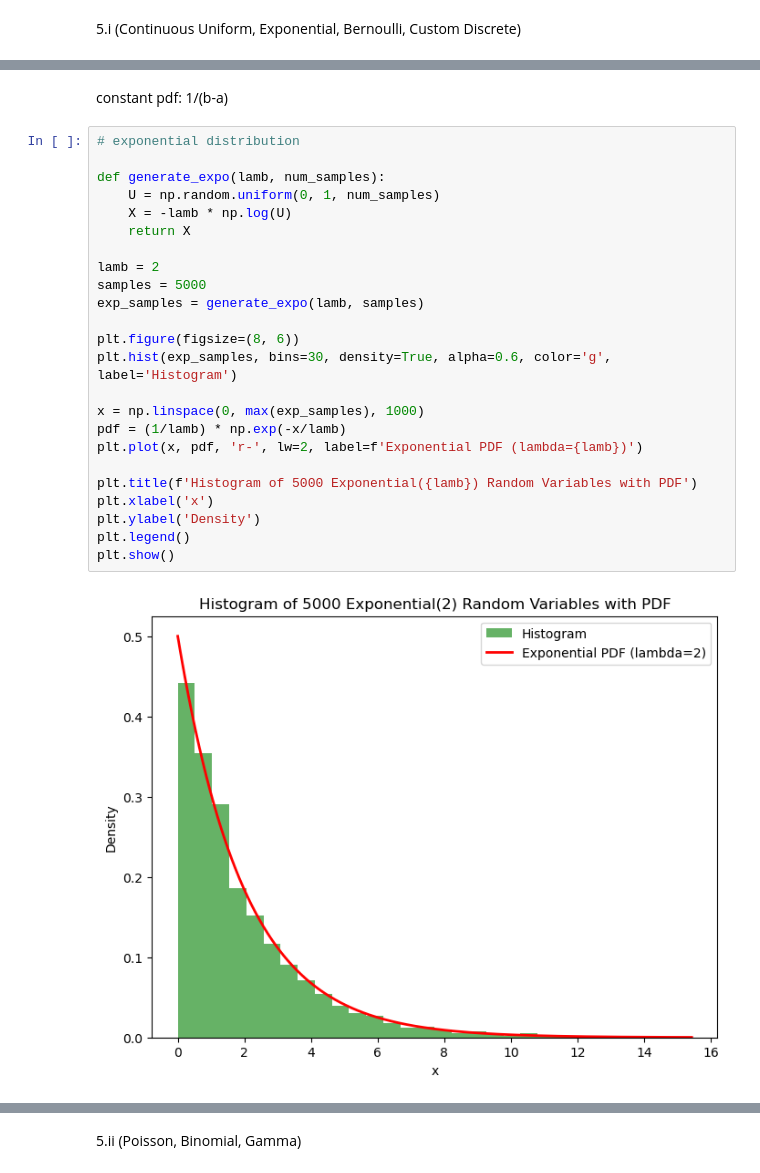
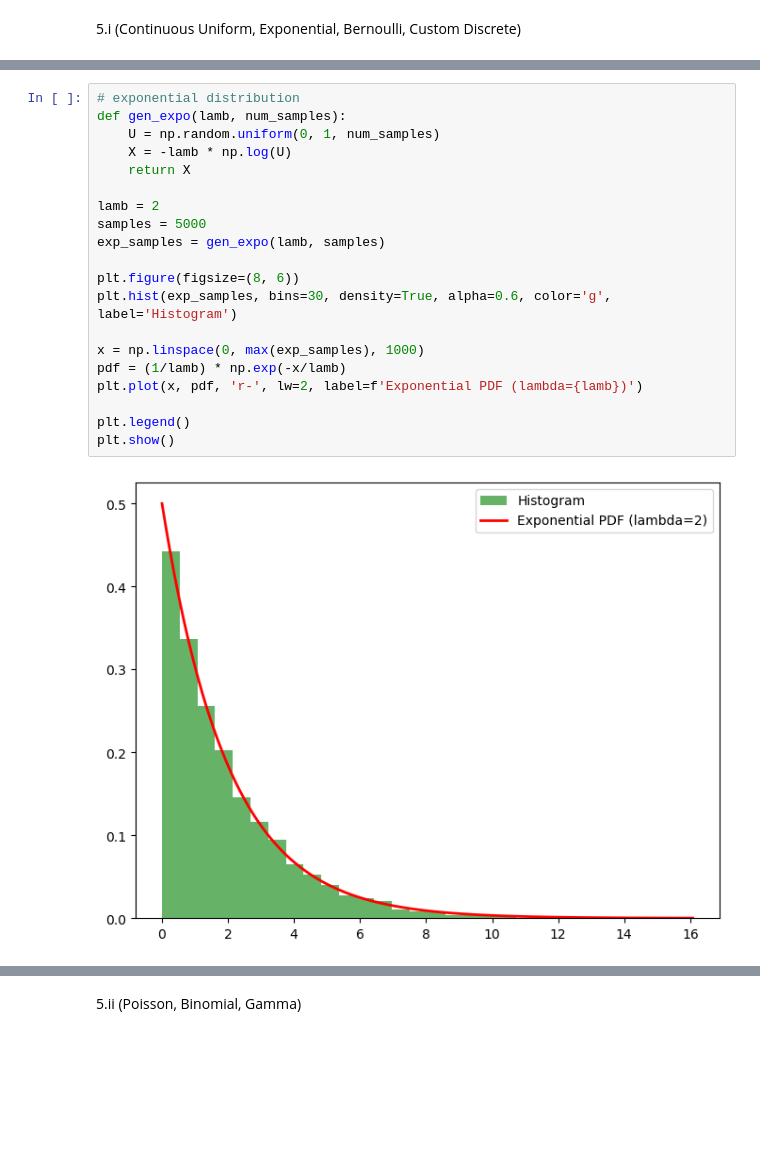
Before and after one commit to atkrish0/numerical-analysis-rbs, a Jupyter notebook: hw1/q5.ipynb, the cells around one changed output, grey strips where cells are left out. Cells and saved outputs as stored; diff of their text form; blank space fills up the shorter version.

Commit message:
graph fioxes

```diff
--- a/hw1/q5.ipynb
+++ b/hw1/q5.ipynb
@@ -39,30 +34,24 @@ plt.show()
-# %% [markdown]
-constant pdf: 1/(b-a)
 # %%
 # exponential distribution
-
-def generate_expo(lamb, num_samples):
+def gen_expo(lamb, num_samples):
     U = np.random.uniform(0, 1, num_samples)
     X = -lamb * np.log(U)
     return X
 
 lamb = 2
 samples = 5000
-exp_samples = generate_expo(lamb, samples)
+exp_samples = gen_expo(lamb, samples)
 
 plt.figure(figsize=(8, 6))
 plt.hist(exp_samples, bins=30, density=True, alpha=0.6, color='g', label='Histogram')
 
 x = np.linspace(0, max(exp_samples), 1000)
 pdf = (1/lamb) * np.exp(-x/lamb)
 plt.plot(x, pdf, 'r-', lw=2, label=f'Exponential PDF (lambda={lamb})')
 
-plt.title(f'Histogram of 5000 Exponential({lamb}) Random Variables with PDF')
-plt.xlabel('x')
-plt.ylabel('Density')
 plt.legend()
 plt.show()
 # %% [output]
-[figure, old version]
+[figure, new version]
 # %%
 # bernoulli distribution
```
Also changed, not shown: parts of 9 cells of this notebook, 1 other file.
